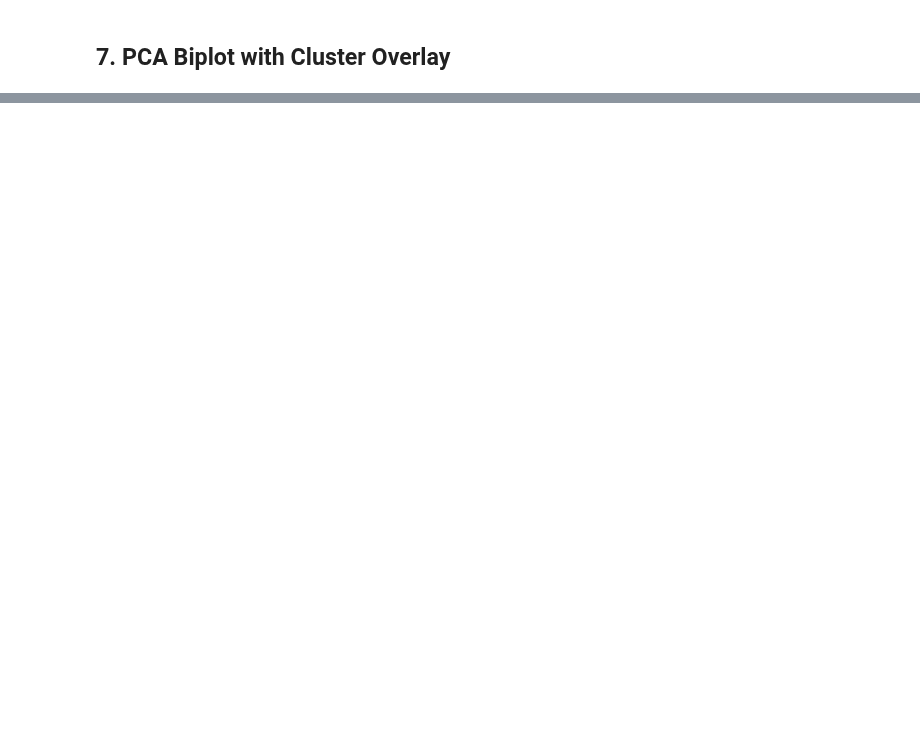
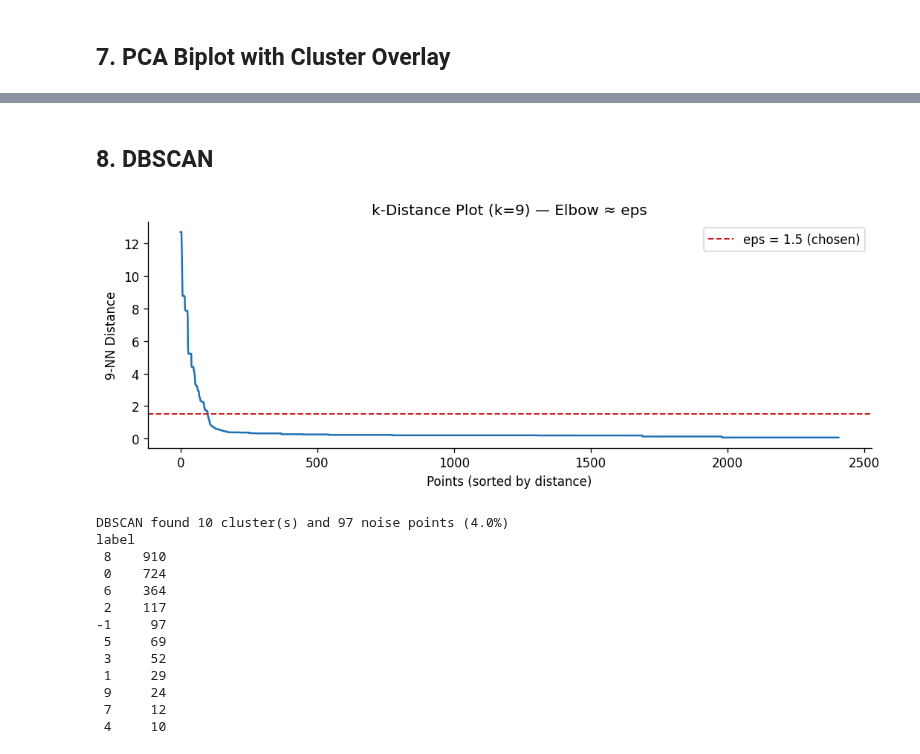
Before and after one commit to emmaabraham04/S26-CPSC4300-Final-Project, a Jupyter notebook: ThreeYearVirusVisualizations.ipynb, the cells around one changed output, grey strips where cells are left out. Cells and saved outputs as stored; diff of their text form; code cells hidden in the pictures; blank space fills up the shorter version.

Commit message:
add dbscan

```diff
--- a/ThreeYearVirusVisualizations.ipynb
+++ b/ThreeYearVirusVisualizations.ipynb
@@ -397,0 +456,54 @@ plt.show()
+# %% [markdown]
+## 8. DBSCAN
+# %%
+from sklearn.cluster import DBSCAN
+from sklearn.neighbors import NearestNeighbors
+
+# --- Step 1: k-distance plot to choose eps ---
+# For each point, find distance to its k-th nearest neighbor (k = min_samples - 1).
+# The "elbow" in the sorted distances is a good eps candidate.
+MIN_SAMPLES = 10
+k = MIN_SAMPLES - 1
+
+nbrs = NearestNeighbors(n_neighbors=k).fit(X)
+distances, _ = nbrs.kneighbors(X)
+k_dists = np.sort(distances[:, -1])[::-1]  # sorted descending
+
+fig, ax = plt.subplots(figsize=(9, 3.5))
+ax.plot(k_dists, color='#2171b5', linewidth=1.5)
+ax.set_xlabel('Points (sorted by distance)')
+ax.set_ylabel(f'{k}-NN Distance')
+ax.set_title(f'k-Distance Plot (k={k}) — Elbow ≈ eps')
+# Highlight a reasonable elbow region
+ax.axhline(1.5, color='#cb181d', linestyle='--', linewidth=1.2, label='eps = 1.5 (chosen)')
+ax.legend()
+plt.tight_layout()
+plt.savefig('fig_dbscan_kdist.png', dpi=150, bbox_inches='tight')
+plt.show()
+
+# --- Step 2: Fit DBSCAN ---
+EPS = 1.5
+dbscan = DBSCAN(eps=EPS, min_samples=MIN_SAMPLES)
+db_labels = dbscan.fit_predict(X)
+df['DBSCAN_Cluster'] = db_labels
+
+n_clusters = len(set(db_labels)) - (1 if -1 in db_labels else 0)
+n_noise    = (db_labels == -1).sum()
+print(f"DBSCAN found {n_clusters} cluster(s) and {n_noise} noise points "
+      f"({n_noise/len(db_labels)*100:.1f}%)")
+print(pd.Series(db_labels).value_counts().rename('count').rename_axis('label').to_string())
+# %% [output]
+[figure, added]
+DBSCAN found 10 cluster(s) and 97 noise points (4.0%)
+label
+ 8    910
+ 0    724
+ 6    364
+ 2    117
+-1     97
+ 5     69
+ 3     52
+ 1     29
+ 9     24
+ 7     12
+ 4     10
```
Also changed, not shown: parts of 16 cells of this notebook, 12 other files.
